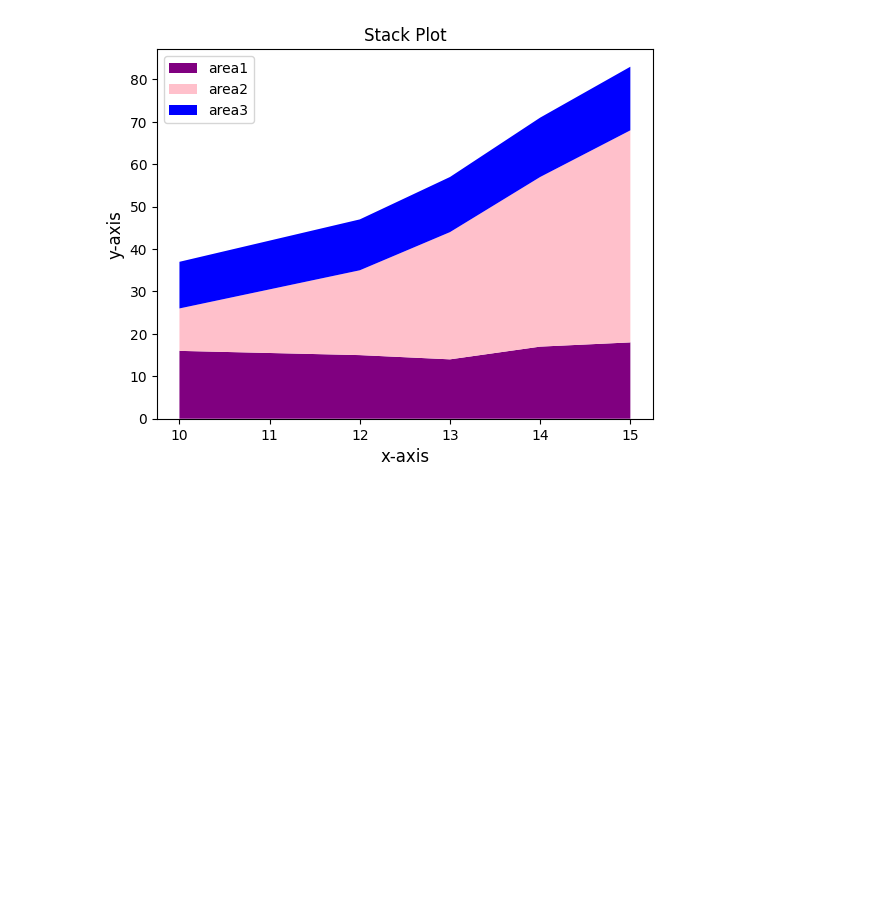
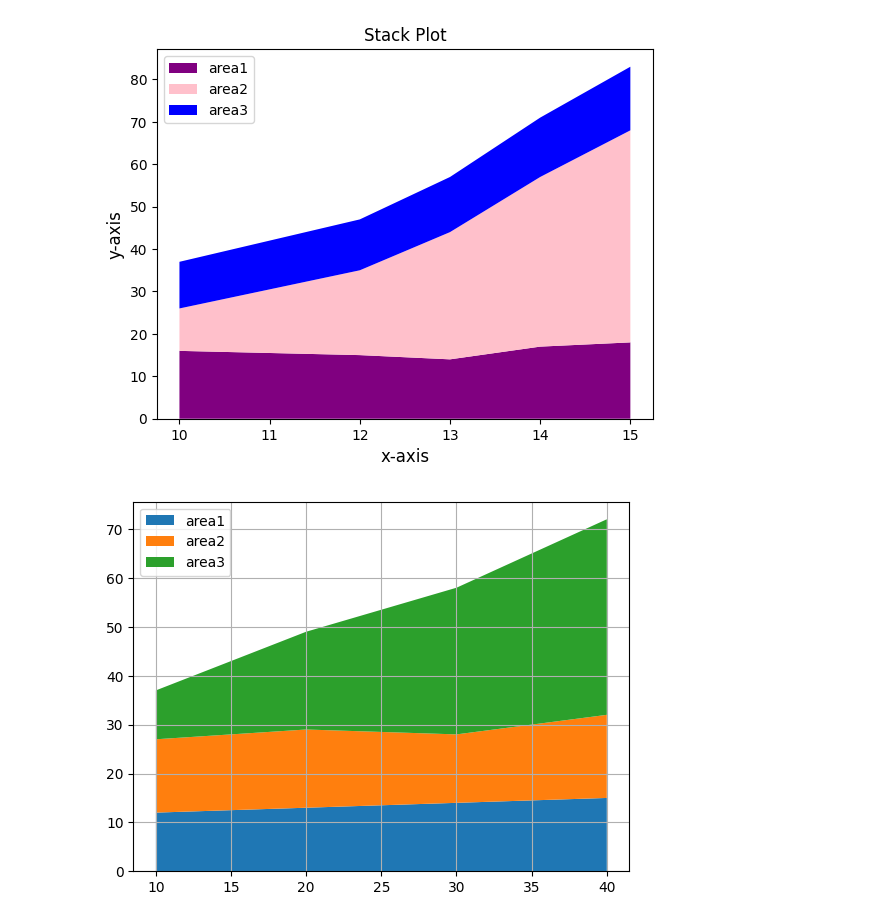
Before and after one commit to NishmthaM/matplotlib_python, a Jupyter notebook: Matplotlib.ipynb, the cells around one changed output. Saved outputs shown, nothing was run; the diff lists cells and outputs as text; code cells hidden in the pictures; blank space fills up the shorter version.

```diff
--- a/Matplotlib.ipynb
+++ b/Matplotlib.ipynb
@@ -627,3 +627,17 @@ plt.ylabel("y-axis",fontsize=12)
 plt.show()
 # %% [output]
 [figure]
+# %%
+import matplotlib.pyplot as plt
+
+x=[10,20,30,40]
+area1=[12,13,14,15]
+area2=[15,16,14,17]
+area3=[10,20,30,40]
+
+plt.stackplot(x,area1,area2,area3,labels=["area1","area2","area3"])
+plt.legend()
+plt.grid()
+plt.show()
+# %% [output]
+[figure, added]
```
